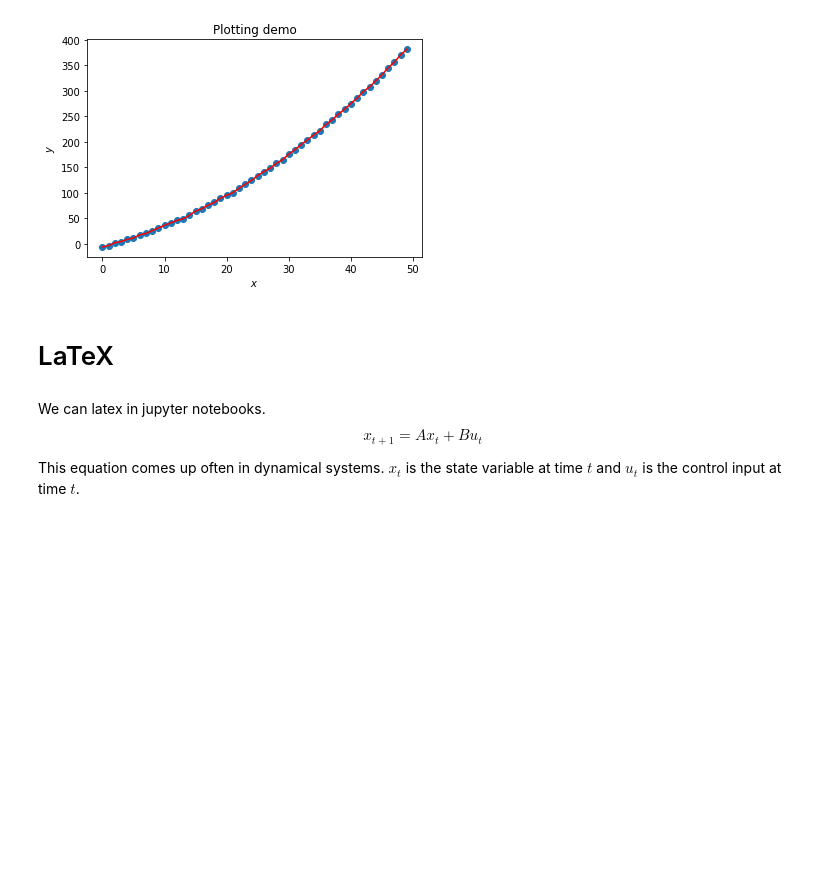
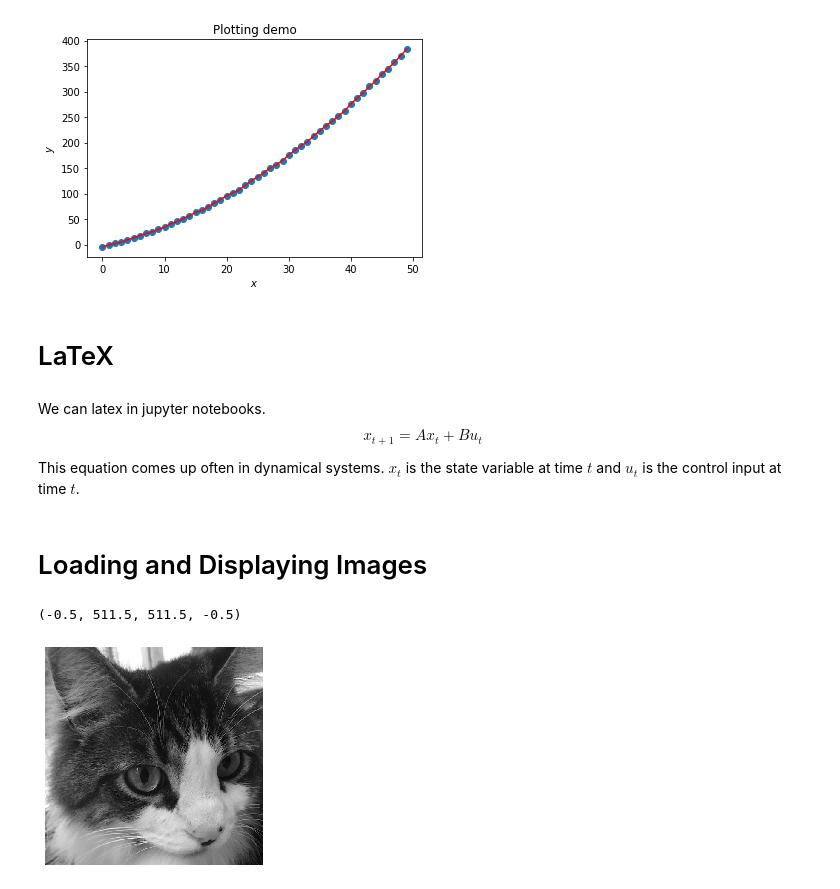
Before and after one commit to ORF307/companion, a Jupyter notebook: precepts/01_precept/01_precept.ipynb, the cells around one changed output. Saved outputs shown, nothing was run; the diff lists cells and outputs as text; code cells hidden in the pictures; blank space fills up the shorter version.

```diff
--- a/precepts/01_precept/01_precept.ipynb
+++ b/precepts/01_precept/01_precept.ipynb
@@ -181,3 +184,12 @@ Text(0.5, 0, '$x$')
 We can latex in jupyter notebooks.  $$x_{t+1} = A x_t + B u_t$$
 
 This equation comes up often in dynamical systems.  $x_t$ is the state variable at time $t$ and $u_t$ is the control input at time $t$.
+# %% [markdown]
+# Loading and Displaying Images
+# %%
+img = plt.imread('./cat.png')
+plt.imshow(img, cmap = 'gray')
+plt.axis('off')
+# %% [output]
+(-0.5, 511.5, 511.5, -0.5)
+[figure, added]
```
Also changed, not shown: parts of 6 cells of this notebook.
